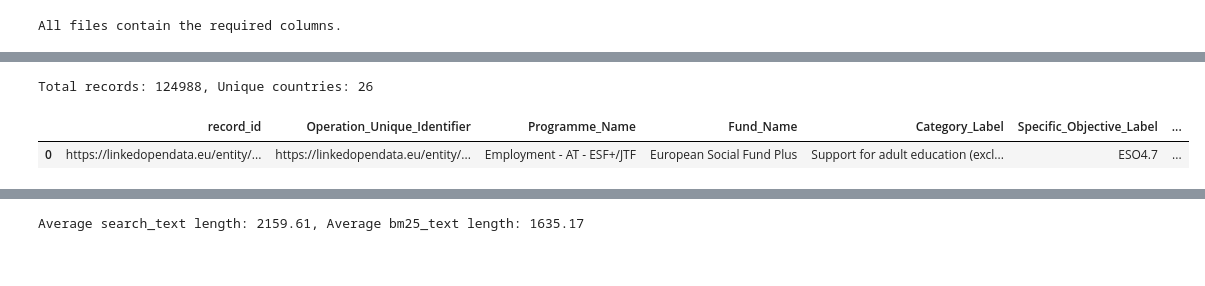
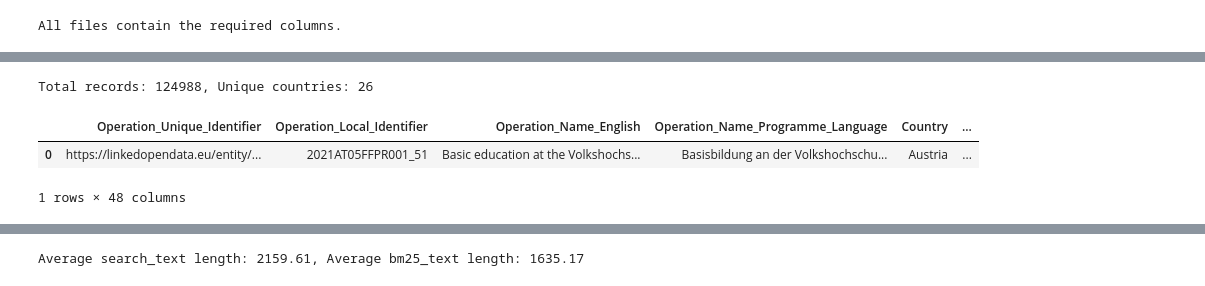
Before and after one commit to riccardopll/luiss-ey-xai, a Jupyter notebook: src/main.ipynb, the cells around one changed output, grey strips where cells are left out. Saved outputs shown, nothing was run; the diff lists cells and outputs as text; code cells hidden in the pictures.

```diff
--- a/src/main.ipynb
+++ b/src/main.ipynb
@@ -125,12 +139,6 @@ processed_path = PROCESSED_DIR / f"eu_projects_{DATASET_VERSION}.parquet"
 
 if processed_path.exists():
     processed_df = pd.read_parquet(processed_path)
-    missing_processed_columns = sorted(set(PROCESSED_COLUMNS) - set(processed_df.columns))
-    if missing_processed_columns:
-        raise ValueError(
-            f"Processed dataset is missing columns: {', '.join(missing_processed_columns)}"
-        )
-    processed_df = processed_df[PROCESSED_COLUMNS].copy()
 else:
     frames = []
     for csv_file in csv_files:
@@ -161,32 +169,33 @@ else:
         )
 
     coordinates = (
         processed_df["Location_Indicator_latitude_longitude"]
         .str.split("|", n=1)
         .str[0]
         # capture latitude and longitude from the first "lat, lon" pair
         .str.extract(r"^\s*([^,]+)\s*,\s*([^,]+)\s*$")
     )
     processed_df["latitude"] = pd.to_numeric(coordinates[0], errors="coerce")
     processed_df["longitude"] = pd.to_numeric(coordinates[1], errors="coerce")
 
     text_columns = [
         "Operation_Name_English",
         "Operation_Summary_English",
         "Operation_Name_Programme_Language",
         "Operation_Summary_Programme_Language",
     ]
     processed_df["search_text"] = processed_df[text_columns].agg(
         lambda row: clean_text(". ".join(value for value in row if value)), axis=1
     )
     processed_df = processed_df[processed_df["search_text"].str.len() > 0].reset_index(drop=True)
     processed_df["dataset_version"] = DATASET_VERSION
     processed_df = processed_df[PROCESSED_COLUMNS]
     processed_df.to_parquet(processed_path, index=False)
 
 print(f"Total records: {len(processed_df)}, Unique countries: {processed_df['Country'].nunique()}")
 display(processed_df.head(1))
 # %% [output]
 Total records: 124988, Unique countries: 26
-|  | record_id | Operation_Unique_Identifier | Programme_Name | Fund_Name | Category_Label | Specific_Objective_Label | ... |
-| 0 | https://linkedopendata.eu/entity/... | https://linkedopendata.eu/entity/... | Employment - AT - ESF+/JTF | European Social Fund Plus | Support for adult education (excl... | ESO4.7 | ... |
+|  | Operation_Unique_Identifier | Operation_Local_Identifier | Operation_Name_English | Operation_Name_Programme_Language | Country | ... |
+| 0 | https://linkedopendata.eu/entity/... | 2021AT05FFPR001_51 | Basic education at the Volkshochs... | Basisbildung an der Volkshochschu... | Austria | ... |
+1 rows × 48 columns
```
Also changed, not shown: parts of 17 cells of this notebook.
